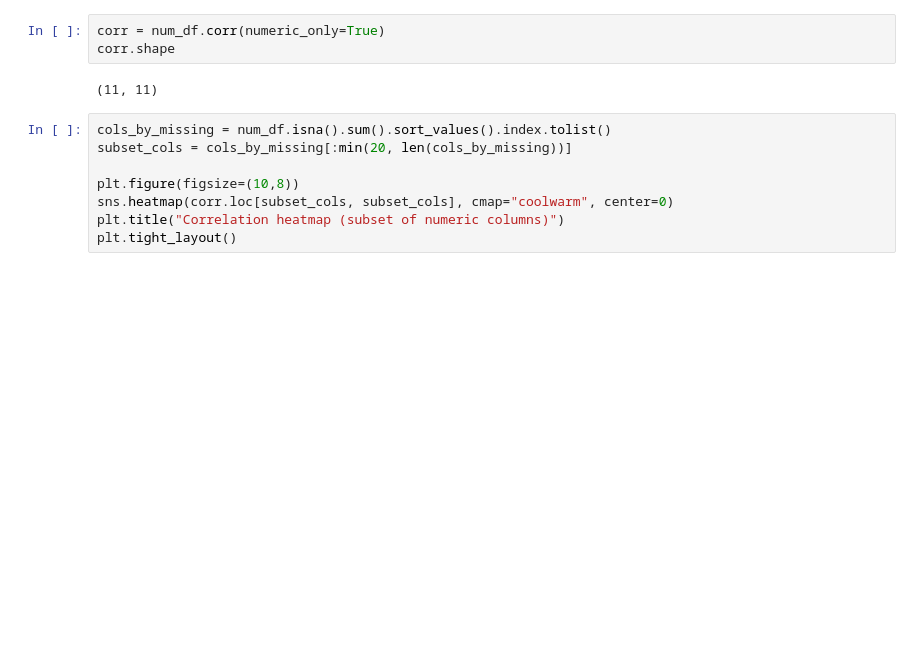
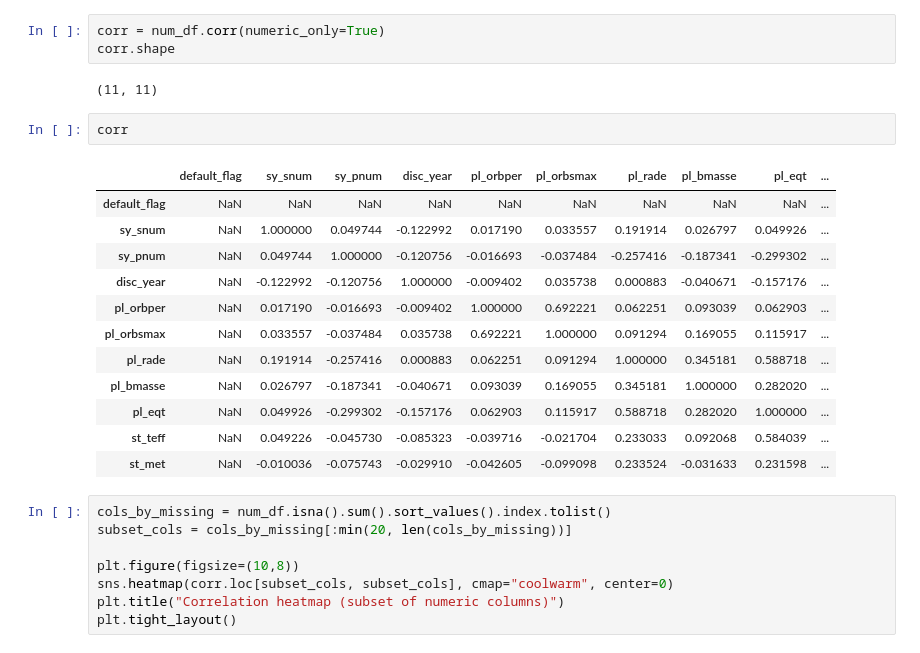
Before and after one commit to vadibekyan/ML_Astronomy_classes, a Jupyter notebook: notebooks/01_eda.ipynb, the cells around one changed output. Drawn from its saved outputs; the diff is of its cells as text; blank space fills up the shorter version.

```diff
--- a/notebooks/01_eda.ipynb
+++ b/notebooks/01_eda.ipynb
@@ -299,6 +266,21 @@ corr = num_df.corr(numeric_only=True)
 corr.shape
 # %% [output]
 (11, 11)
+# %%
+corr
+# %% [output]
+|  | default_flag | sy_snum | sy_pnum | disc_year | pl_orbper | pl_orbsmax | pl_rade | pl_bmasse | pl_eqt | ... |
+| default_flag | NaN | NaN | NaN | NaN | NaN | NaN | NaN | NaN | NaN | ... |
+| sy_snum | NaN | 1.000000 | 0.049744 | -0.122992 | 0.017190 | 0.033557 | 0.191914 | 0.026797 | 0.049926 | ... |
+| sy_pnum | NaN | 0.049744 | 1.000000 | -0.120756 | -0.016693 | -0.037484 | -0.257416 | -0.187341 | -0.299302 | ... |
+| disc_year | NaN | -0.122992 | -0.120756 | 1.000000 | -0.009402 | 0.035738 | 0.000883 | -0.040671 | -0.157176 | ... |
+| pl_orbper | NaN | 0.017190 | -0.016693 | -0.009402 | 1.000000 | 0.692221 | 0.062251 | 0.093039 | 0.062903 | ... |
+| pl_orbsmax | NaN | 0.033557 | -0.037484 | 0.035738 | 0.692221 | 1.000000 | 0.091294 | 0.169055 | 0.115917 | ... |
+| pl_rade | NaN | 0.191914 | -0.257416 | 0.000883 | 0.062251 | 0.091294 | 1.000000 | 0.345181 | 0.588718 | ... |
+| pl_bmasse | NaN | 0.026797 | -0.187341 | -0.040671 | 0.093039 | 0.169055 | 0.345181 | 1.000000 | 0.282020 | ... |
+| pl_eqt | NaN | 0.049926 | -0.299302 | -0.157176 | 0.062903 | 0.115917 | 0.588718 | 0.282020 | 1.000000 | ... |
+| st_teff | NaN | 0.049226 | -0.045730 | -0.085323 | -0.039716 | -0.021704 | 0.233033 | 0.092068 | 0.584039 | ... |
+| st_met | NaN | -0.010036 | -0.075743 | -0.029910 | -0.042605 | -0.099098 | 0.233524 | -0.031633 | 0.231598 | ... |
 # %%
 cols_by_missing = num_df.isna().sum().sort_values().index.tolist()
 subset_cols = cols_by_missing[:min(20, len(cols_by_missing))]
```
Also changed, not shown: parts of 7 cells of this notebook.
